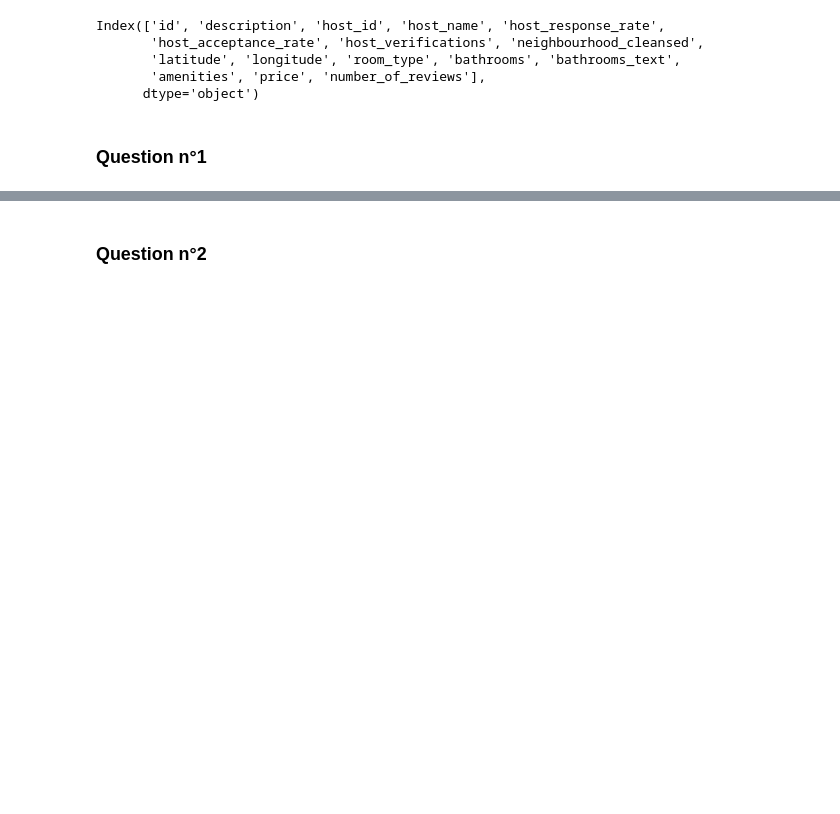
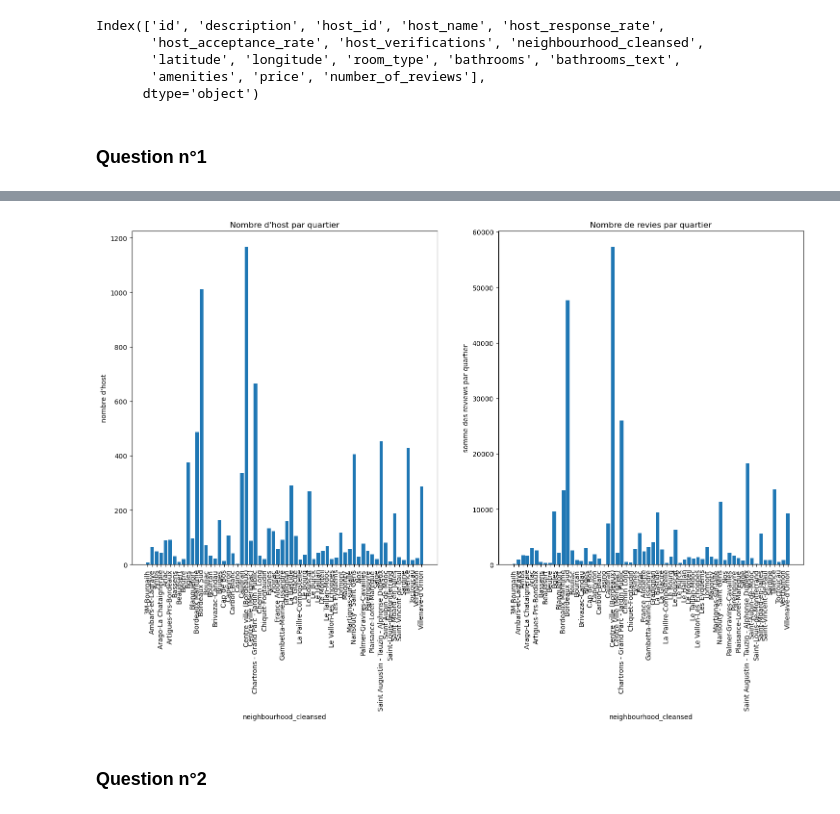
Before and after one commit to emaddar/Airbnb, a Jupyter notebook: pandas/bordeaux.ipynb, the cells around one changed output, grey strips where cells are left out. Cells and saved outputs as stored; diff of their text form; code cells hidden in the pictures; blank space fills up the shorter version.

Commit message:
Visualisation steven

```diff
--- a/pandas/bordeaux.ipynb
+++ b/pandas/bordeaux.ipynb
@@ -6,7 +8,7 @@ import re
 # %% [markdown]
 Read CSV
 # %%
-df_bordeaux = pd.read_csv("CSV/bordeaux/listings_bordeaux.csv")
+df_bordeaux = pd.read_csv("bordeaux/listings_bordeaux.csv")
 # %%
 df_bordeaux.columns
 # %% [output]
@@ -18,7 +20,7 @@ Index(['id', 'description', 'host_id', 'host_name', 'host_response_rate',
 # %% [markdown]
 ### Question n°1
 # %%
-df_bordeaux.groupby("neighbourhood_cleansed").apply(lambda s: pd.Series({
-    "host count": s["host_id"].nunique(),
-    "sum reviews": s["number_of_reviews"].sum(),
+df_q1= df_bordeaux.groupby("neighbourhood_cleansed").apply(lambda s: pd.Series({
+    "host_count": s["host_id"].nunique(),
+    "sum_reviews": s["number_of_reviews"].sum(),
 }))
@@ -39,0 +27,2 @@ df_bordeaux.groupby("neighbourhood_cleansed").apply(lambda s: pd.Series({
+# %%
+df_q1.reset_index( inplace=True)
@@ -40,3 +45,21 @@ df_bordeaux.groupby("neighbourhood_cleansed").apply(lambda s: pd.Series({
+# %%
+plt.figure(figsize=(18,9))
+plt.subplot(1,2,1)
+plt.bar(df_q1.neighbourhood_cleansed,df_q1.host_count)
+plt.title("Nombre d'host par quartier")
+plt.xlabel("neighbourhood_cleansed")
+plt.ylabel("nombre d'host")
+plt.xticks(rotation = 90)
+plt.subplot(1,2,2)
+plt.bar(df_q1.neighbourhood_cleansed,df_q1.sum_reviews)
+plt.title("Nombre de revies par quartier")
+plt.xlabel("neighbourhood_cleansed")
+plt.ylabel("somme des reviews par quartier")
+plt.xticks(rotation = 90)
+
+plt.show()
+# %% [output]
+[figure, added]
 # %% [markdown]
 ### Question n°2
 # %%
```
Also changed, not shown: parts of 11 cells of this notebook, 2 other files.
